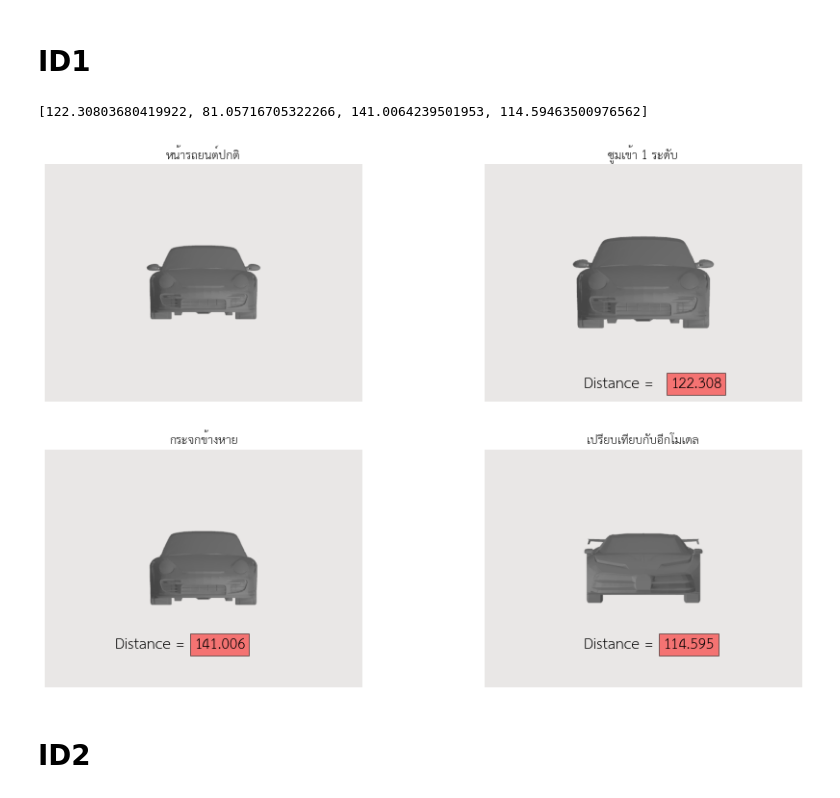
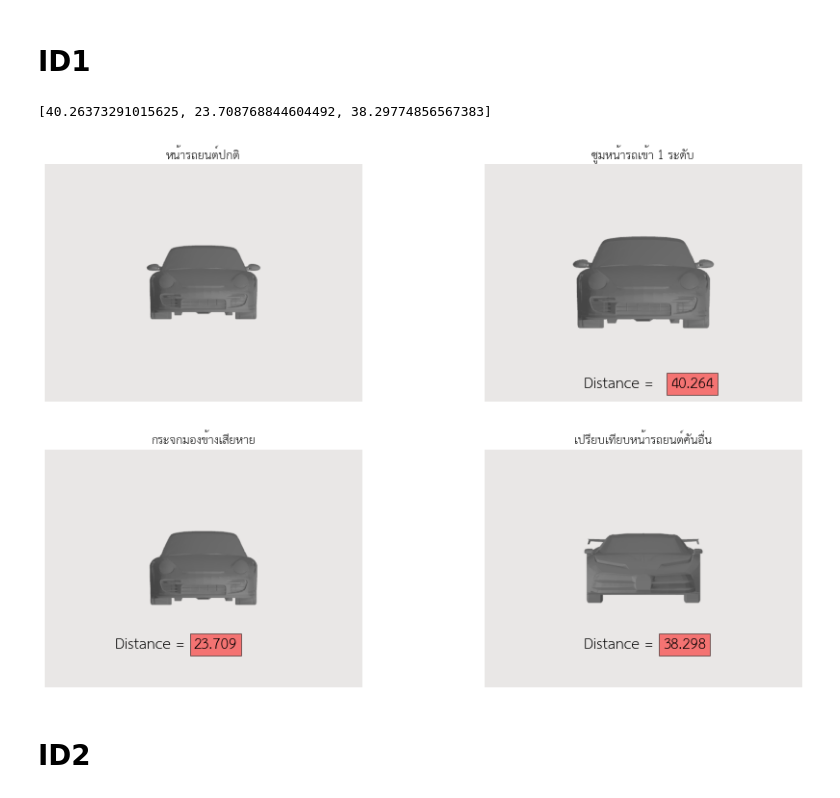
Before and after one commit to MeenTers/Project, a Jupyter notebook: Compare_view_3D.ipynb, the cells around one changed output. Cells and saved outputs as stored; diff of their text form; code cells hidden in the pictures.

Commit message:
Compute Distance 9 car model

```diff
--- a/Compare_view_3D.ipynb
+++ b/Compare_view_3D.ipynb
@@ -143,8 +131,7 @@ def show_img(img1,img2,img3,img4,text1,text2,text3,text4,distance):
 # %% [markdown]
 # ID1
 # %%
-img1f  = cv2.imread(r'/content/drive/MyDrive/3D_Model/Base_car/ID1/ID1F.png')
-img1_1 = cv2.imread(r'/content/drive/MyDrive/3D_Model/Car_view/ID1/ID1_1.png')
-img1_2 = cv2.imread(r'/content/drive/MyDrive/3D_Model/Car_view/ID1/ID1_2.png')
-img1_3 = cv2.imread(r'/content/drive/MyDrive/3D_Model/Car_view/ID1/ID1_3.png')
-img1_4 = cv2.imread(r'/content/drive/MyDrive/3D_Model/Car_view/ID1/ID1_4.png')
+img1f  = cv2.imread(r'/content/drive/MyDrive/3D_Model/Base_car/ID1/ID1/ID1F.png')
+img1_1 = cv2.imread(r'/content/drive/MyDrive/3D_Model/Car_view/ID1/ID1/ID1_1.png')
+img1_2 = cv2.imread(r'/content/drive/MyDrive/3D_Model/Car_view/ID1/ID1/ID1_2.png')
+img1_3 = cv2.imread(r'/content/drive/MyDrive/3D_Model/Car_view/ID1/ID1/ID1_3.png')
@@ -154,17 +138,23 @@ id1v = car_view[:4]
+# %%
+car1_dataset , car1_loader = get_dataset(r'/content/drive/MyDrive/3D_Model/Base_car/ID1')
+dmg1_dataset , dmg1_loader = get_dataset(r'/content/drive/MyDrive/3D_Model/Car_view/ID1')
+# %%
+id1b = get_features(vgg,car1_loader)
+id1v = get_features(vgg,dmg1_loader)
 # %%
 id1 = get_euclidean(id1b,id1v)
 id1
 # %% [output]
-[122.30803680419922, 81.05716705322266, 141.0064239501953, 114.59463500976562]
+[40.26373291015625, 23.708768844604492, 38.29774856567383]
 # %%
 tx1 = 'หน้ารถยนต์ปกติ'
-tx2 = 'ซูมเข้า 1 ระดับ'
-tx3 = 'กระจกข้างหาย'
-tx4 = 'เปรียบเทียบกับอีกโมเดล'
+tx2 = 'ซูมหน้ารถเข้า 1 ระดับ'
+tx3 = 'กระจกมองข้างเสียหาย'
+tx4 = 'เปรียบเทียบหน้ารถยนต์คันอื่น'
 # %%
-show_img(img1f,img1_1,img1_3,img1_4,tx1,tx2,tx3,tx4,id1)
+show_img(img1f,img1_1,img1_2,img1_3,tx1,tx2,tx3,tx4,id1)
 # %% [output]
-[figure, old version]
+[figure, new version]
 # %% [markdown]
 # ID2
 # %%
```
Also changed, not shown: parts of 48 cells of this notebook.
